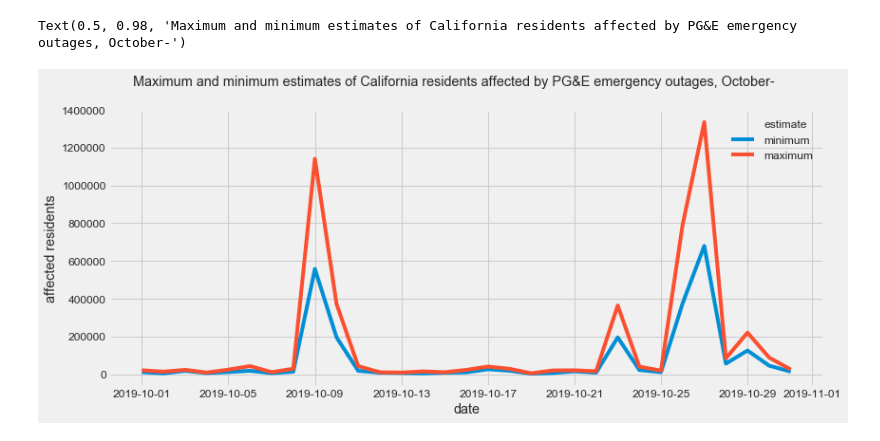
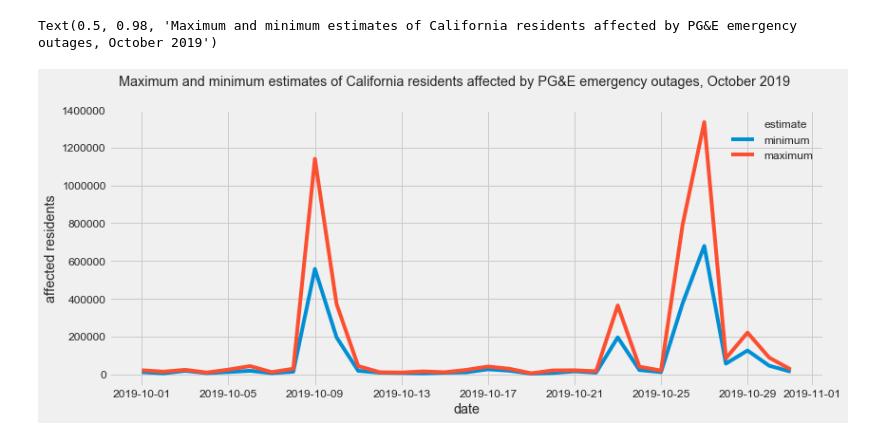
Before and after one commit to johndavidevans/PGE_wildfire_analysis, a Jupyter notebook: trendline.ipynb, the cells around one changed output. Saved outputs shown, nothing was run; the diff lists cells and outputs as text; code cells hidden in the pictures.

```diff
--- a/trendline.ipynb
+++ b/trendline.ipynb
@@ -3,34 +3,33 @@ import pandas as pd
 import datetime as dt
 import matplotlib.pyplot as plt
 import seaborn as sns
 
 from pandas.plotting import register_matplotlib_converters
 register_matplotlib_converters()
 
 
 # Read in data
 outages = pd.read_csv('outages_expanded.csv')
 
 # Convert data to datetime and filter for October 2019
 outages.earliest = [dt.datetime.fromtimestamp(x) for x in outages.earliest]
-outages.latest = [dt.datetime.fromtimestamp(x) for x in outages.latest]
 outages = outages[(outages.earliest >= '10/1/2019') & (outages.earliest < '11/1/2019')]
 
 # Resample and organize date for trendlines
 daily = outages.resample('D', on='earliest').sum()
 daily = daily.rename(columns={'min_estCustAffected':'minimum',
                               'max_estCustAffected':'maximum'})
 daily['date'] = daily.index
 daily = pd.melt(daily[['date','minimum', 'maximum']], id_vars='date', var_name='estimate')
 
 # Plot using Seaborn
 plt.style.use('fivethirtyeight')
 plt.rcParams.update({'font.size': 12})
 fig, ax = plt.subplots(figsize=(12,5))
 lineplot = sns.lineplot(x=daily.date, y=daily.value, hue=daily.estimate)
 ax.set(xlabel='date', ylabel='affected residents')
 fig.suptitle('Maximum and minimum estimates of California residents \
-affected by PG&E emergency outages, October-')
+affected by PG&E emergency outages, October 2019.')
 # %% [output]
-Text(0.5, 0.98, 'Maximum and minimum estimates of California residents affected by PG&E emergency outages, October-')
+Text(0.5, 0.98, 'Maximum and minimum estimates of California residents affected by PG&E emergency outages, October 2019')
-[figure, old version]
+[figure, new version]
```
Also changed, not shown: 2 other files.
